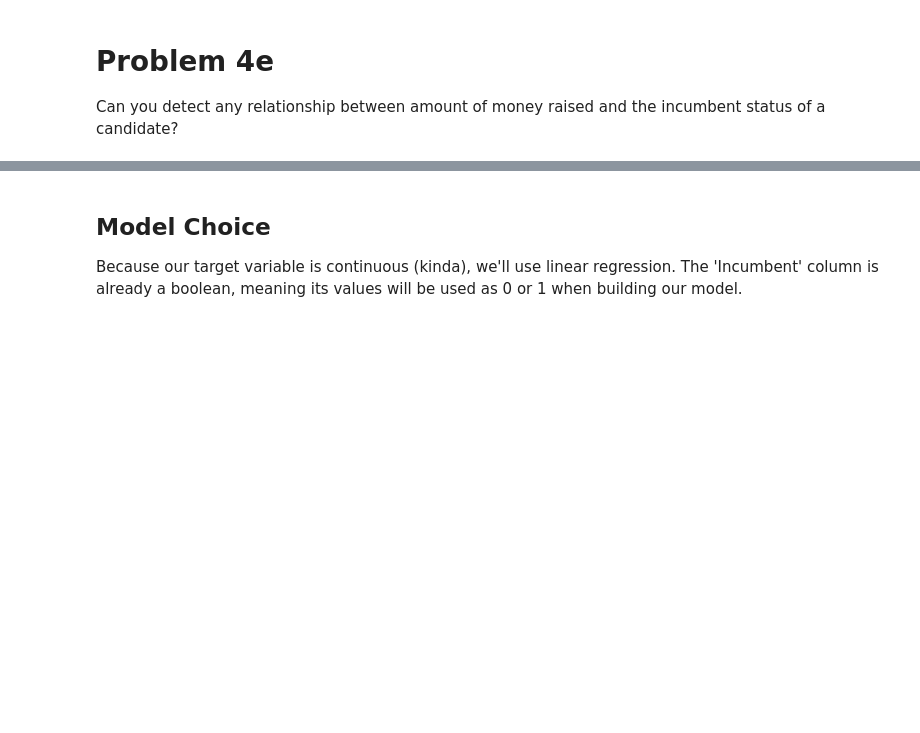
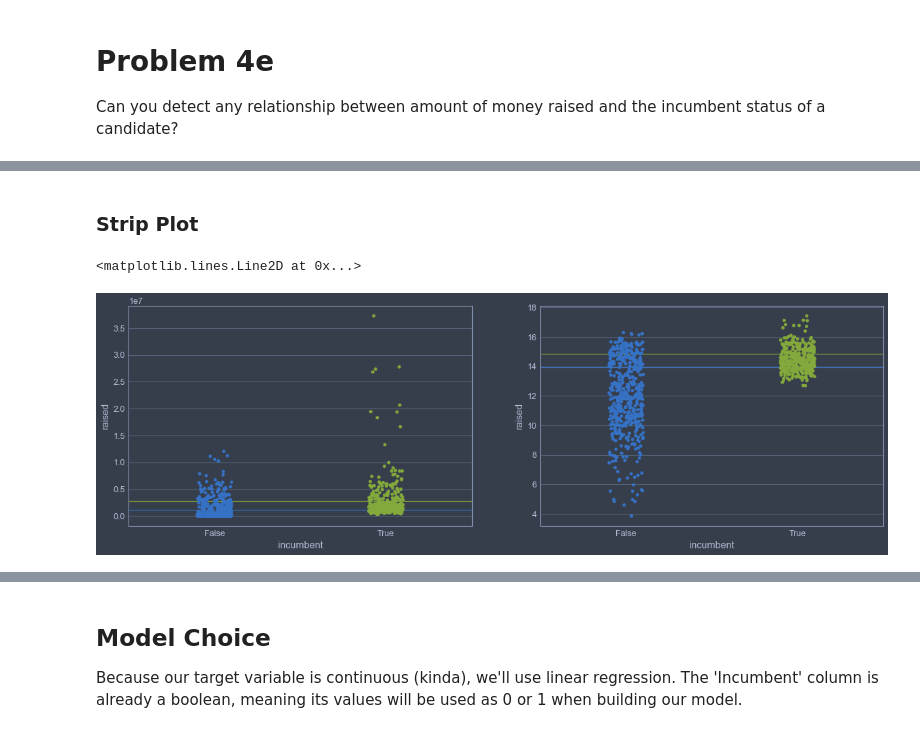
Before and after one commit to nss-data-science-cohort-5/webscraping_open_secrets-silver-sloths-2, a Jupyter notebook: notebooks/jrr_04e_webscraping_incumbent_funding.ipynb, the cells around one changed output, grey strips where cells are left out. Drawn from its saved outputs; the diff is of its cells as text; code cells hidden in the pictures; blank space fills up the shorter version.

```diff
--- a/notebooks/jrr_04e_webscraping_incumbent_funding.ipynb
+++ b/notebooks/jrr_04e_webscraping_incumbent_funding.ipynb
@@ -47,0 +54,15 @@ sns.scatterplot(x="incumbent", y=np.log(US["raised"]), data=US, ax = ax2, hue =
+# %% [markdown]
+### Strip Plot
+# %%
+fig, (ax1, ax2) = plt.subplots(1,2,figsize = (20, 6))
+
+sns.stripplot(x="incumbent", y="raised", data=US, ax = ax1);
+ax1.axhline(US[US['incumbent'] == False]['raised'].mean())
+ax1.axhline(US[US['incumbent'] == True]['raised'].mean(), color = '#83A83B')
+
+sns.stripplot(x="incumbent", y=np.log(US["raised"]), data=US, ax = ax2);
+ax2.axhline(np.log(US[US['incumbent'] == False]['raised'].mean()))
+ax2.axhline(np.log(US[US['incumbent'] == True]['raised'].mean()), color = '#83A83B')
+# %% [output]
+<matplotlib.lines.Line2D at 0x...>
+[figure, added]
```
Also changed, not shown: parts of 17 cells of this notebook, 2 other files.
